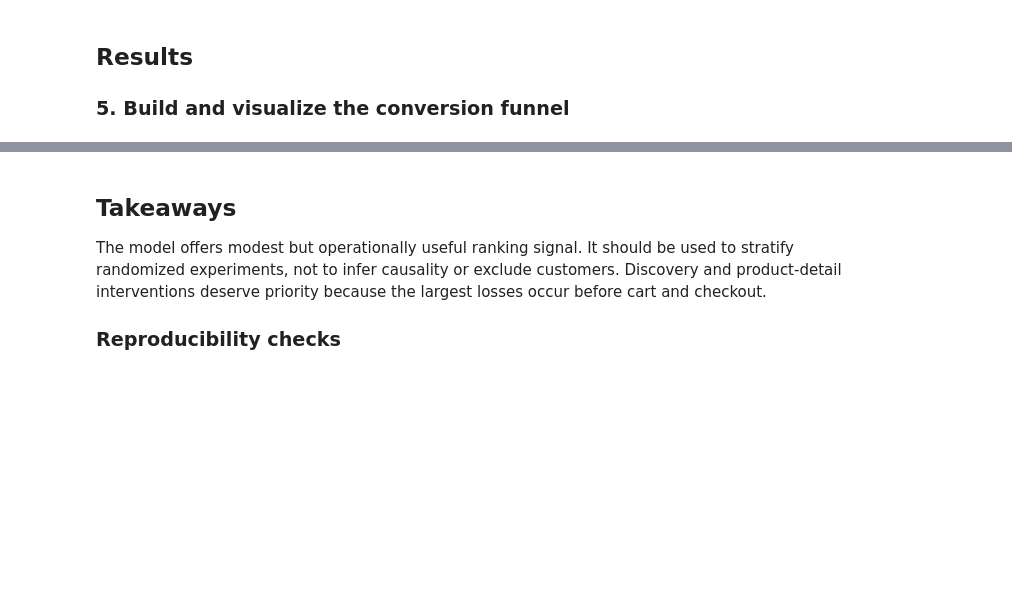
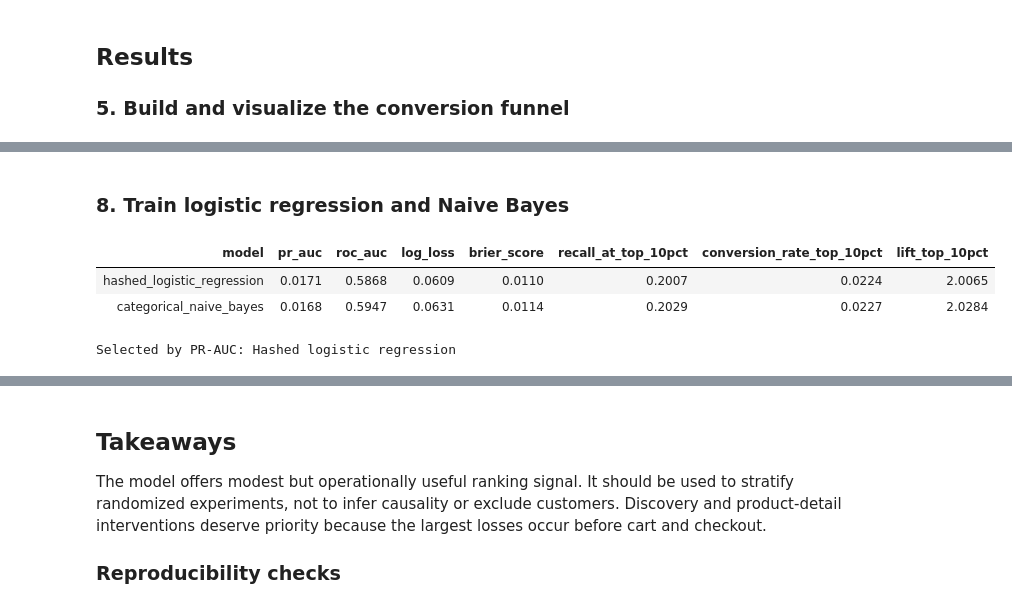
Before and after one commit to Nanase1994/ecommerce-conversion-analytics, a Jupyter notebook: Ecommerce_Conversion_Analytics_Integrated.ipynb, the cells around one changed output, grey strips where cells are left out. Drawn from its saved outputs; the diff is of its cells as text; code cells hidden in the pictures; blank space fills up the shorter version.

```diff
--- a/Ecommerce_Conversion_Analytics_Integrated.ipynb
+++ b/Ecommerce_Conversion_Analytics_Integrated.ipynb
@@ -108,0 +301,22 @@ display(kpis)
+# %% [markdown]
+### 8. Train logistic regression and Naive Bayes
+# %%
+SAFE_FEATURES = [
+    "day_of_week", "is_weekend", "traffic_source", "traffic_medium",
+    "device_category", "operating_system", "country",
+]
+HASH_BUCKETS = 2048
+x_train, x_test = hash_matrix(train, HASH_BUCKETS), hash_matrix(test, HASH_BUCKETS)
+weights, intercept, training_loss = fit_hashed_logistic(x_train, y_train, HASH_BUCKETS)
+p_logistic = sigmoid(intercept + weights[x_test].sum(axis=1))
+nb_model = fit_categorical_naive_bayes(train, y_train)
+p_nb = predict_categorical_naive_bayes(nb_model, test)
+probabilities = {"Hashed logistic regression": p_logistic, "Categorical Naive Bayes": p_nb}
+results = pd.DataFrame({name: evaluate(y_test, p) for name, p in probabilities.items()}).T
+display(results.round(4))
+print(f"Selected by PR-AUC: {results['PR-AUC'].idxmax()}")
+# %% [output]
+| model | pr_auc | roc_auc | log_loss | brier_score | recall_at_top_10pct | conversion_rate_top_10pct | lift_top_10pct |
+| hashed_logistic_regression | 0.0171 | 0.5868 | 0.0609 | 0.0110 | 0.2007 | 0.0224 | 2.0065 |
+| categorical_naive_bayes | 0.0168 | 0.5947 | 0.0631 | 0.0114 | 0.2029 | 0.0227 | 2.0284 |
+Selected by PR-AUC: Hashed logistic regression
```
Also changed, not shown: parts of 11 cells of this notebook.
